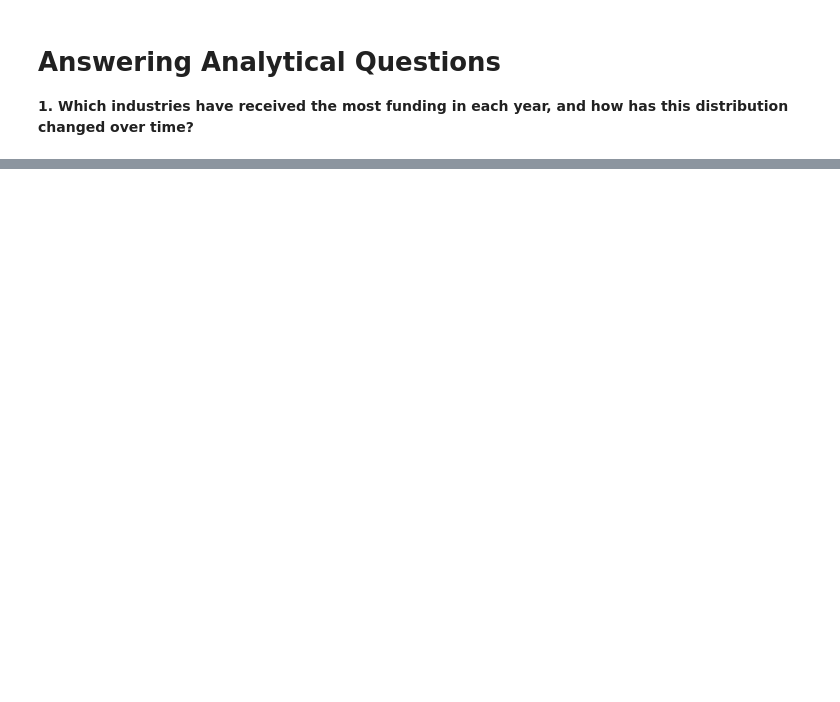
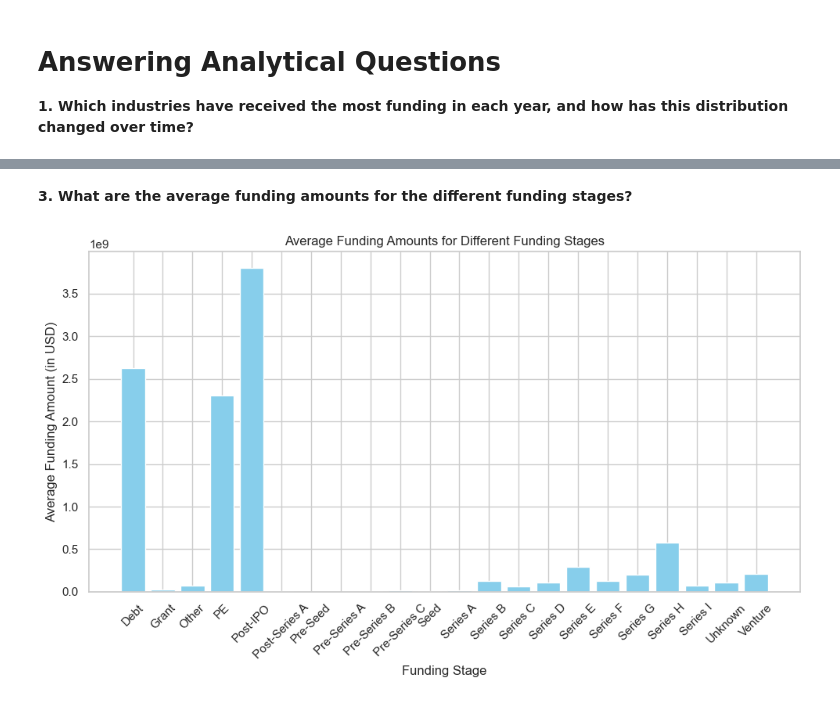
Before and after one commit to Sena-Aku-Agbotse/Indian-Startup, a Jupyter notebook: Notebooks/main.ipynb, the cells around one changed output, grey strips where cells are left out. Cells and saved outputs as stored; diff of their text form; code cells hidden in the pictures; blank space fills up the shorter version.

```diff
--- a/Notebooks/main.ipynb
+++ b/Notebooks/main.ipynb
@@ -1200,0 +1179,28 @@ SyntaxError: unterminated string literal (detected at line 10) (1389050149.py, l
+# %%
+import seaborn as sns
+
+# Set the style for the plot
+sns.set(style="whitegrid")
+
+# Create the plot
+plt.figure(figsize=(12, 8))
+sns.lineplot(data=max_funding_by_year, x='Fund_Year', y='Amount',
+             marker='o', linewidth=2, markersize=10.)
+
+# Annotate the points with the category names
+for i in range(len(max_funding_by_year)):
+    plt.text(max_funding_by_year['Fund_Year'].iloc[i], max_funding_by_year['Amount'].iloc[i],
+             max_funding_by_year['Sector'].iloc[i], fontsize=12, ha='right')
+
+# Add titles and labels
+plt.title('Trend of Sectors with Most Funding Each Year', fontsize=16)
+plt.xlabel('Year', fontsize=14)
+plt.ylabel('Amount Funded (in billions)', fontsize=14)
+
+# Adjust the y-axis scale and format
+plt.yscale('log')
+plt.yticks([1e9, 1e10, 1e11], ['1B', '10B', '100B'])
+plt.grid(True, which='both', linestyle='--', linewidth=0.5)
+
+# Show the plot
+plt.show()
@@ -1200,0 +1268,18 @@ SyntaxError: unterminated string literal (detected at line 10) (1389050149.py, l
+# %% [markdown]
+**3. What are the average funding amounts for  the different funding stages?**
+# %%
+# Grouping by Stage and calculating the mean funding amount for each stage
+average_funding_by_stage = cleaned_data.groupby('Stage')['Amount'].mean().reset_index()
+
+# Plotting
+plt.figure(figsize=(10, 6))
+plt.bar(average_funding_by_stage['Stage'],
+        average_funding_by_stage['Amount'], color='skyblue')
+plt.xlabel('Funding Stage')
+plt.ylabel('Average Funding Amount (in USD)')
+plt.title('Average Funding Amounts for Different Funding Stages')
+plt.xticks(rotation=45)
+plt.tight_layout()
+plt.show()
+# %% [output]
+[figure, added]
```
Also changed, not shown: parts of 11 cells of this notebook.
